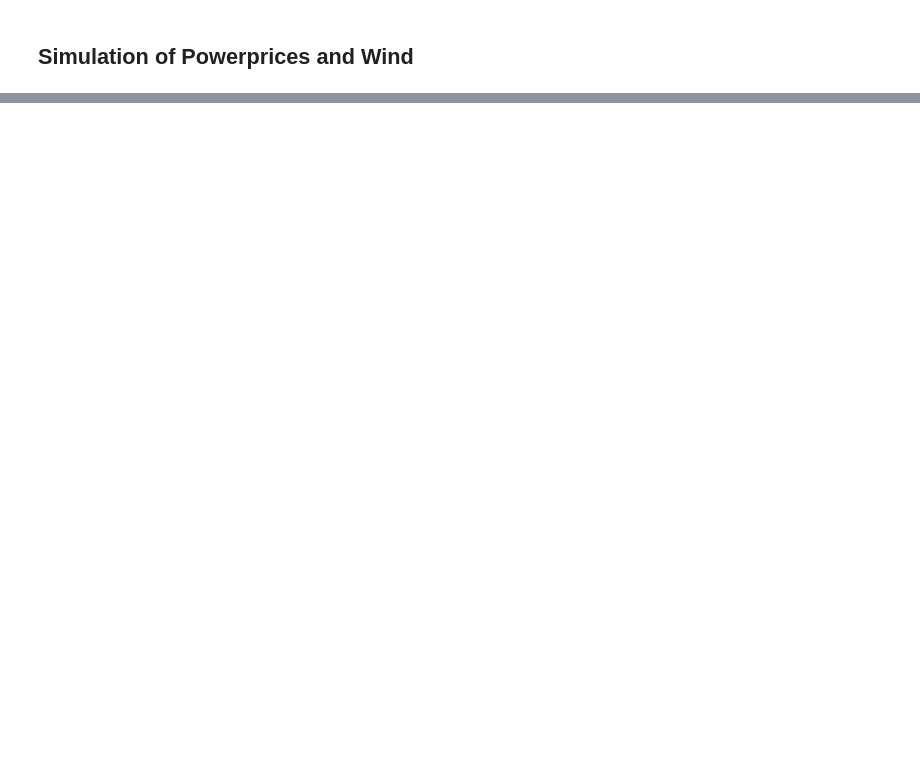
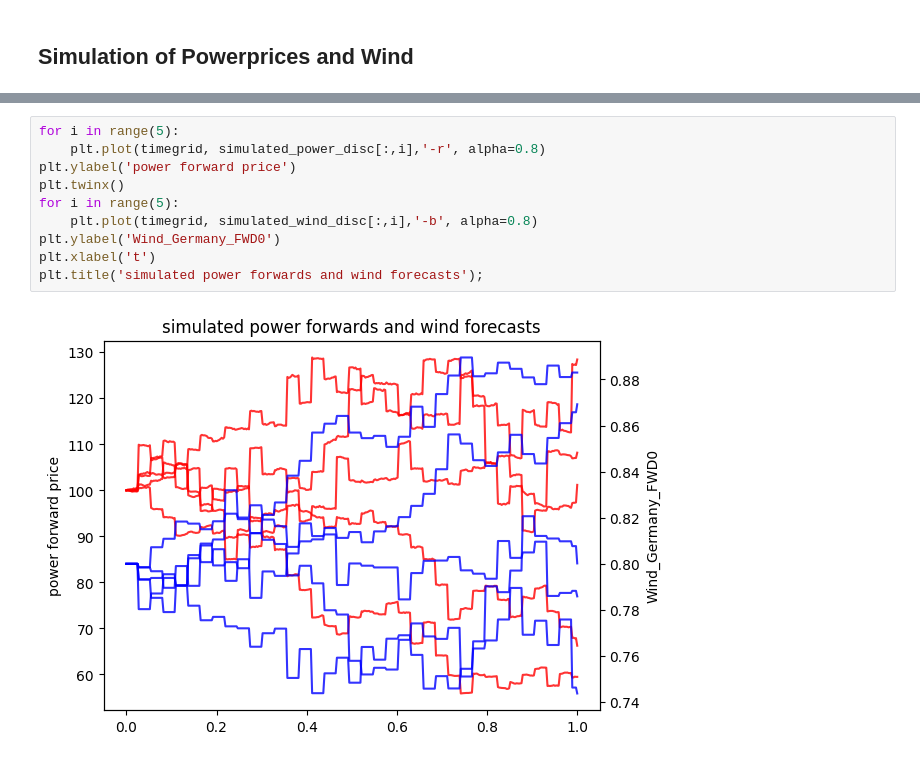
Before and after one commit to hnguyen-RIVACON/RiVaPy, a Jupyter notebook: docs/source/notebooks/models/powerprice_wind_model.ipynb, the cells around one changed output, grey strips where cells are left out. Cells and saved outputs as stored; diff of their text form; blank space fills up the shorter version.

```diff
--- a/docs/source/notebooks/models/powerprice_wind_model.ipynb
+++ b/docs/source/notebooks/models/powerprice_wind_model.ipynb
@@ -73,0 +89,12 @@ array([1.83939721])
+# %%
+for i in range(5):
+    plt.plot(timegrid, simulated_power_disc[:,i],'-r', alpha=0.8)
+plt.ylabel('power forward price')
+plt.twinx()
+for i in range(5):
+    plt.plot(timegrid, simulated_wind_disc[:,i],'-b', alpha=0.8)
+plt.ylabel('Wind_Germany_FWD0')
+plt.xlabel('t')
+plt.title('simulated power forwards and wind forecasts');
+# %% [output]
+[figure, added]
```
Also changed, not shown: parts of 10 cells of this notebook, 1 other file.
